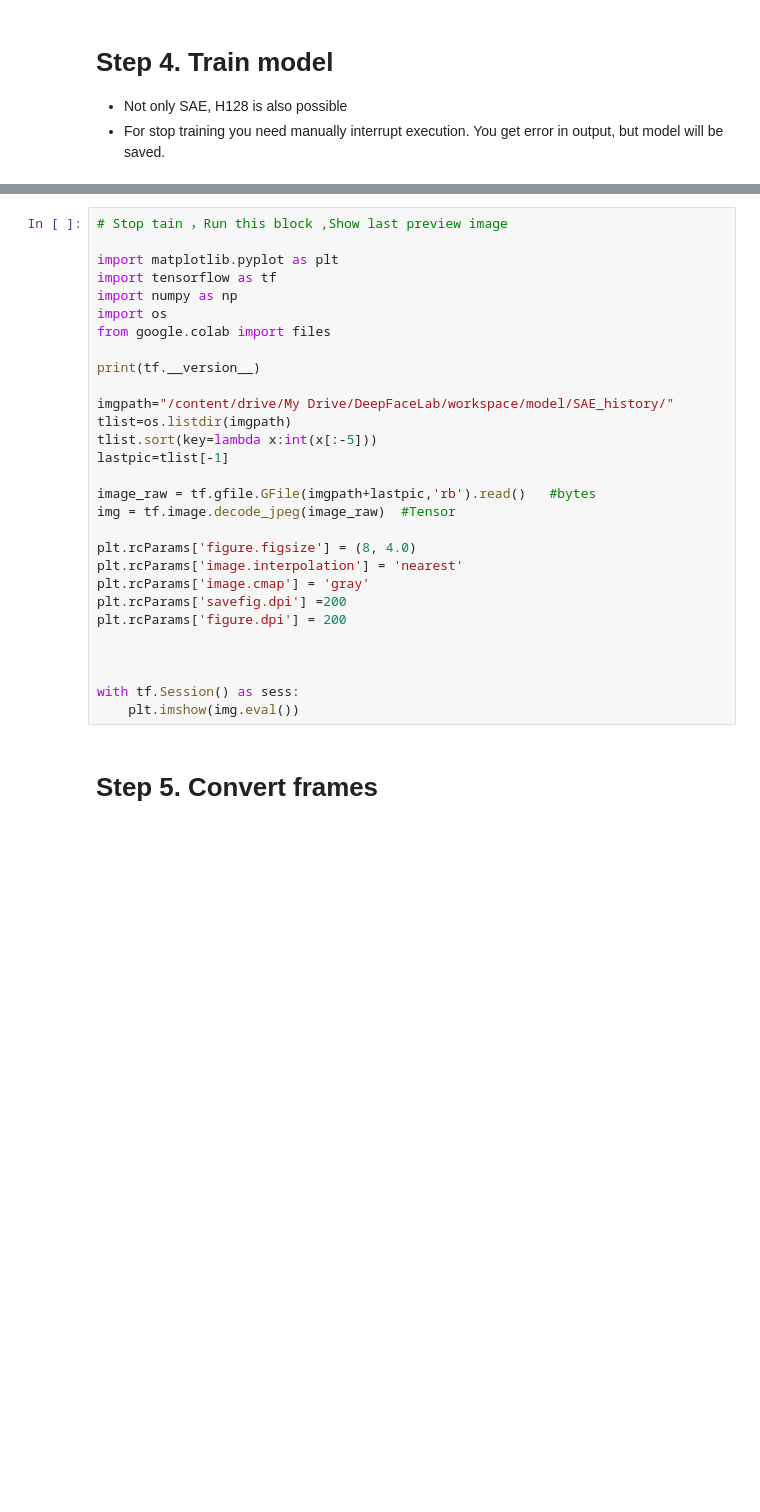
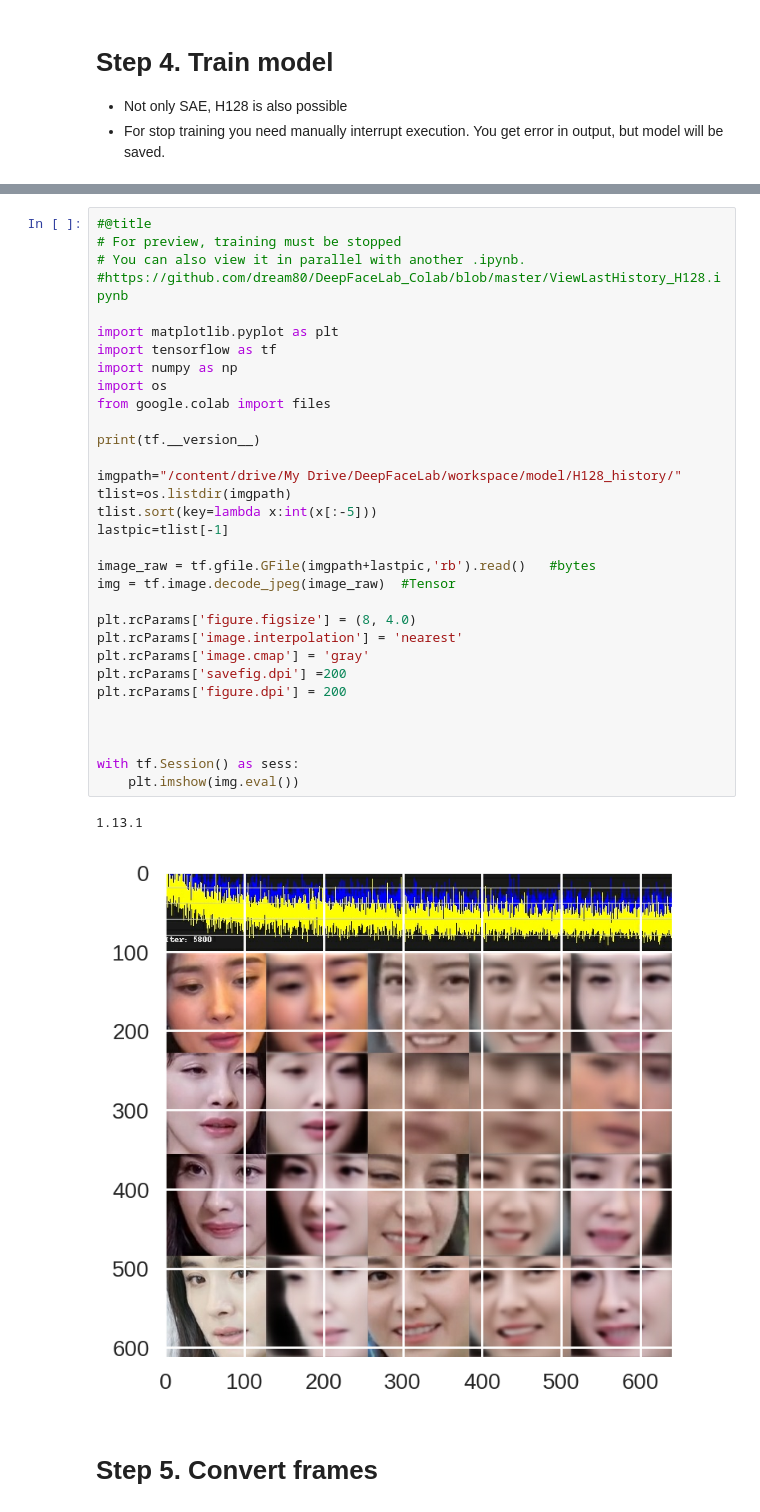
Before and after one commit to handles98/DeepFaceLab_Colab, a Jupyter notebook: DeepFaceLab_Colab.ipynb, the cells around one changed output, grey strips where cells are left out. Cells and saved outputs as stored; diff of their text form; blank space fills up the shorter version.

```diff
--- a/DeepFaceLab_Colab.ipynb
+++ b/DeepFaceLab_Colab.ipynb
@@ -85,32 +89,38 @@ drive.mount('/content/drive', force_remount=True)
 # %%
-# Stop tain ，Run this block ,Show last preview image
+#@title
+# For preview, training must be stopped
+# You can also view it in parallel with another .ipynb.
+#https://github.com/dream80/DeepFaceLab_Colab/blob/master/ViewLastHistory_H128.ipynb
 
 import matplotlib.pyplot as plt
 import tensorflow as tf
 import numpy as np
 import os
 from google.colab import files
 
 print(tf.__version__)
 
-imgpath="/content/drive/My Drive/DeepFaceLab/workspace/model/SAE_history/"
+imgpath="/content/drive/My Drive/DeepFaceLab/workspace/model/H128_history/"
 tlist=os.listdir(imgpath)
 tlist.sort(key=lambda x:int(x[:-5]))
 lastpic=tlist[-1]
 
 image_raw = tf.gfile.GFile(imgpath+lastpic,'rb').read()   #bytes
 img = tf.image.decode_jpeg(image_raw)  #Tensor
 
 plt.rcParams['figure.figsize'] = (8, 4.0)
 plt.rcParams['image.interpolation'] = 'nearest'
 plt.rcParams['image.cmap'] = 'gray'
 plt.rcParams['savefig.dpi'] =200
 plt.rcParams['figure.dpi'] = 200
 
 
 
 with tf.Session() as sess:
     plt.imshow(img.eval())
+# %% [output]
+1.13.1
+[figure, added]
 # %% [markdown]
 # Step 5. Convert frames
 # %%
```
Also changed, not shown: parts of 11 cells of this notebook.
